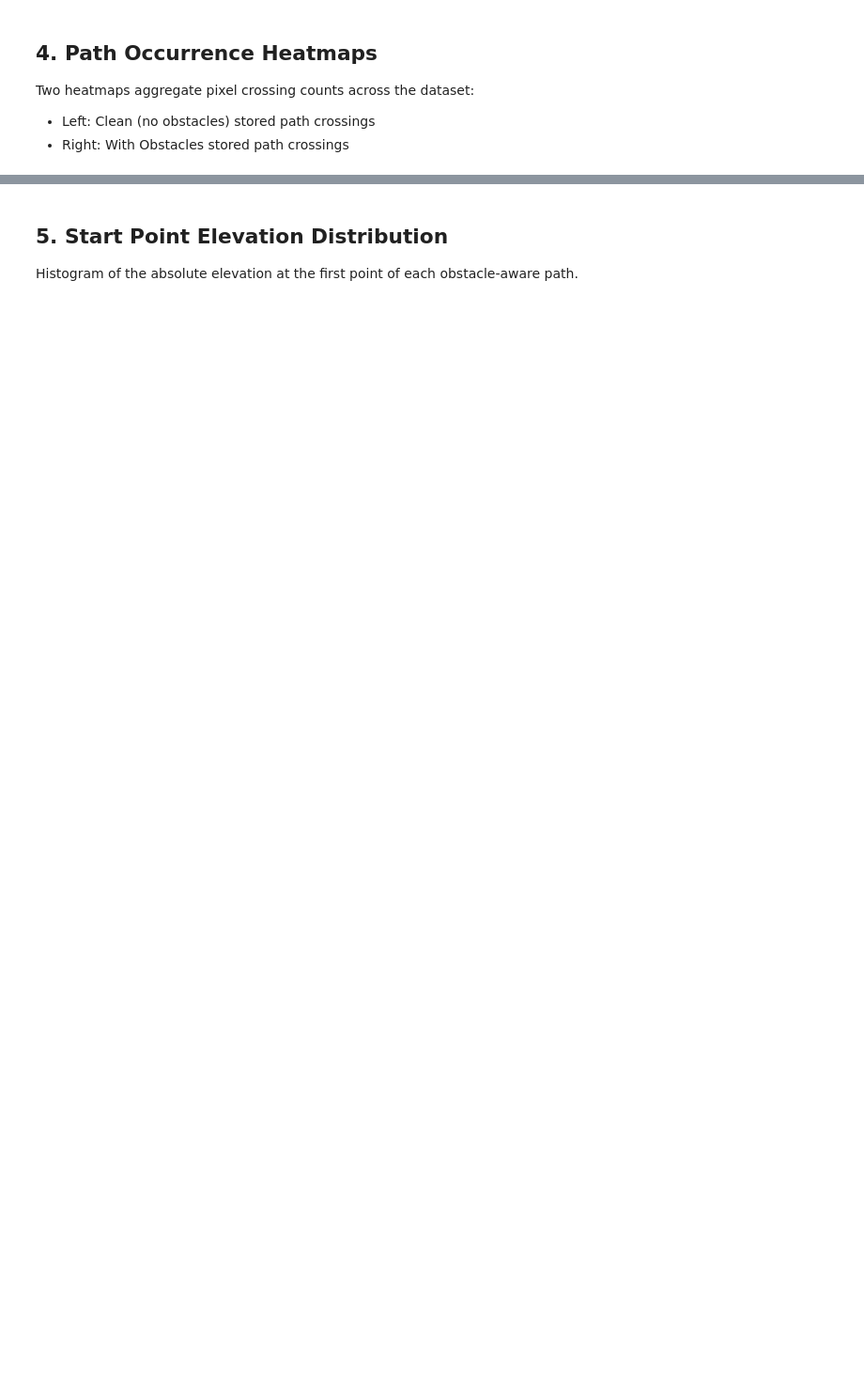
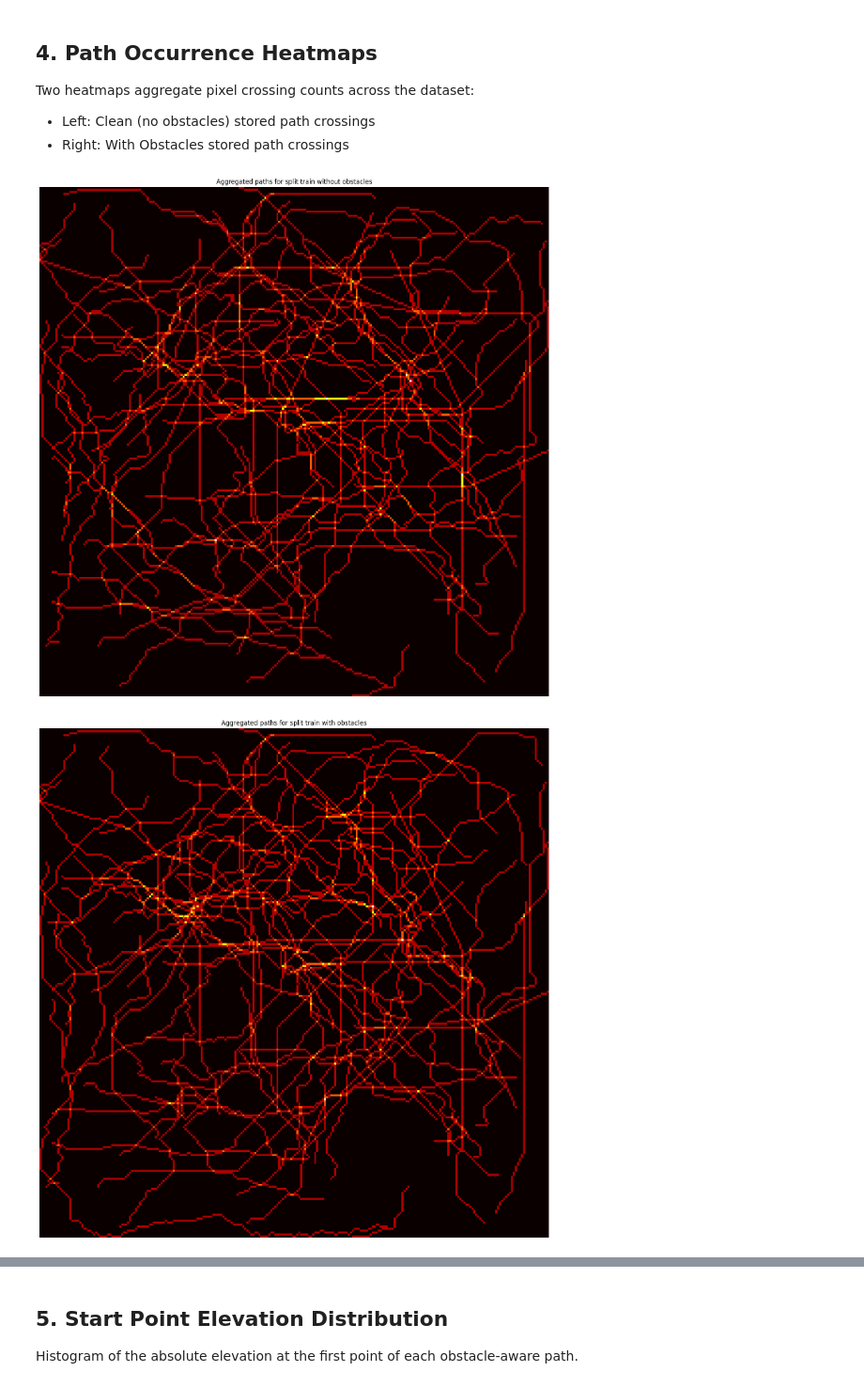
Before and after one commit to ThalesGroup/passage, a Jupyter notebook: notebooks/dataset.ipynb, the cells around one changed output, grey strips where cells are left out. Shown at 94% size. Cells and saved outputs as stored; diff of their text form; code cells hidden in the pictures; blank space fills up the shorter version.

```diff
--- a/notebooks/dataset.ipynb
+++ b/notebooks/dataset.ipynb
@@ -88,0 +128,21 @@ SAVE_WORLD_COVER = True
+# %%
+# Paths
+CONFIG_FILEPATH = Path(CONFIG_FILEPATH)
+CALIBRATE_FILEPATH = Path(CALIBRATE_FILEPATH)
+DATASET_DIRPATH = Path(DATASET_DIRPATH)
+RESOLUTION_DIRPATH = DATASET_DIRPATH / str(RESOLUTION)
+
+# Solver config
+with open(CONFIG_FILEPATH) as f:
+    _config = yaml.safe_load(f) or {}
+_solver_cfg = _config.get("solver", {})
+SOLVER_CONFIG = _resolve_solver_config(_solver_cfg)
+
+# Calibration
+with open(CALIBRATE_FILEPATH) as f:
+    calibration = json.load(f)
+
+global_min = float(calibration["global_min"])
+global_max = float(calibration["global_max"])
+
+print(f"Global elevation range: [{global_min:.1f}, {global_max:.1f}]")
@@ -251,14 +316,9 @@ cost_diff_percents = []
 ## 3. Dataset Summary
 Report basic statistics: requested vs. processed samples, and success rate.
 # %%
-summary_stats = {
-    "resolution": RESOLUTION,
-    "requested_samples": summary.get("requested_samples"),
-    "generated_samples": summary.get("generated_samples"),
-    "successful_samples": summary.get("successful_samples"),
-    "processed_samples": len(processed),
-    "processed_rate": (len(processed) / max(num_samples, 1)) * 100,
-}
+print(f"Resolution: {RESOLUTION}")
 
-summary_df = pd.DataFrame([summary_stats])
-summary_df
+for split, data in splits.items():
+    print(f"\nSplit: {split}")
+    print(f"Number of samples: {data['num_samples']}")
+    print("Number of unique overlapping tiles:", len(data["tiles_overlapping"]))
@@ -387,0 +382,12 @@ else:
+# %%
+for split, summary in splits.items():
+    for k, grid in summary["grids"].items():
+        label = "without obstacles" if k == "free" else "with obstacles"
+        plt.figure(figsize=(14, 14))
+        plt.title(f"Aggregated paths for split {split} ({label})")
+        plt.imshow(grid, cmap="hot", origin="upper")
+        plt.axis("off")
+        plt.tight_layout()
+# %% [output]
+[figure, added]
+[figure, added]
```
Also changed, not shown: parts of 20 cells of this notebook, 7 other files.
